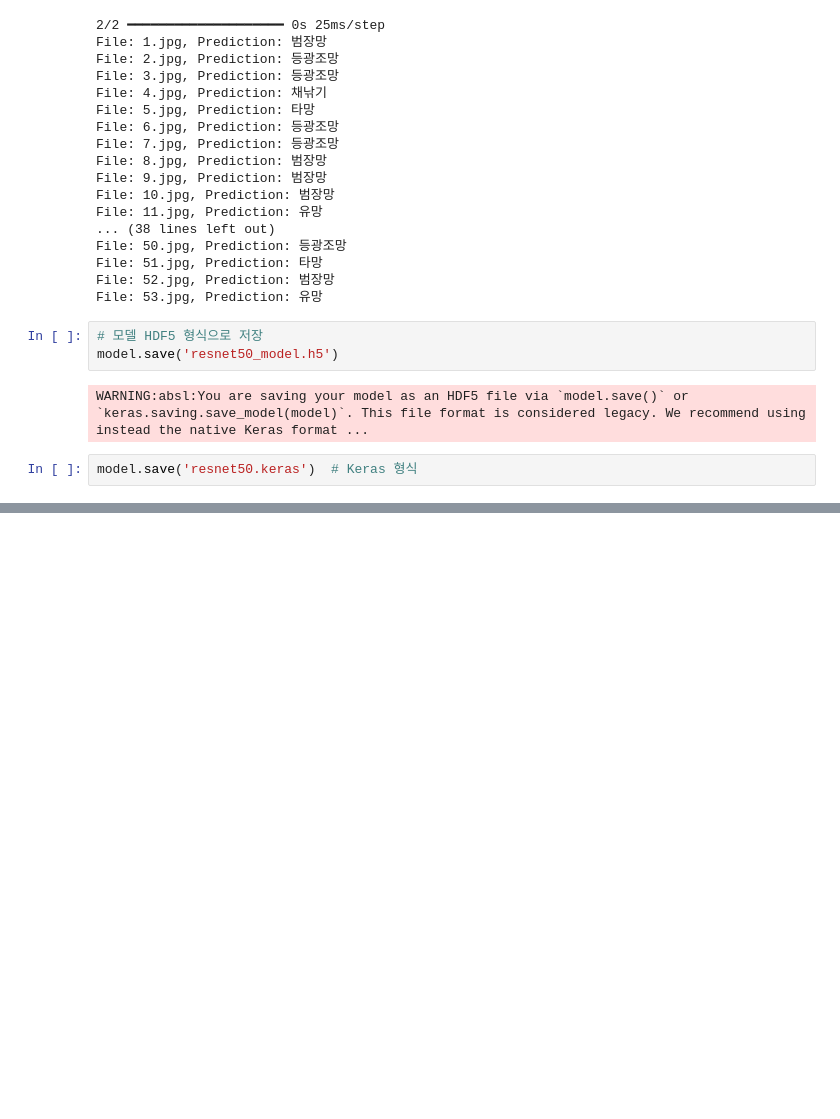
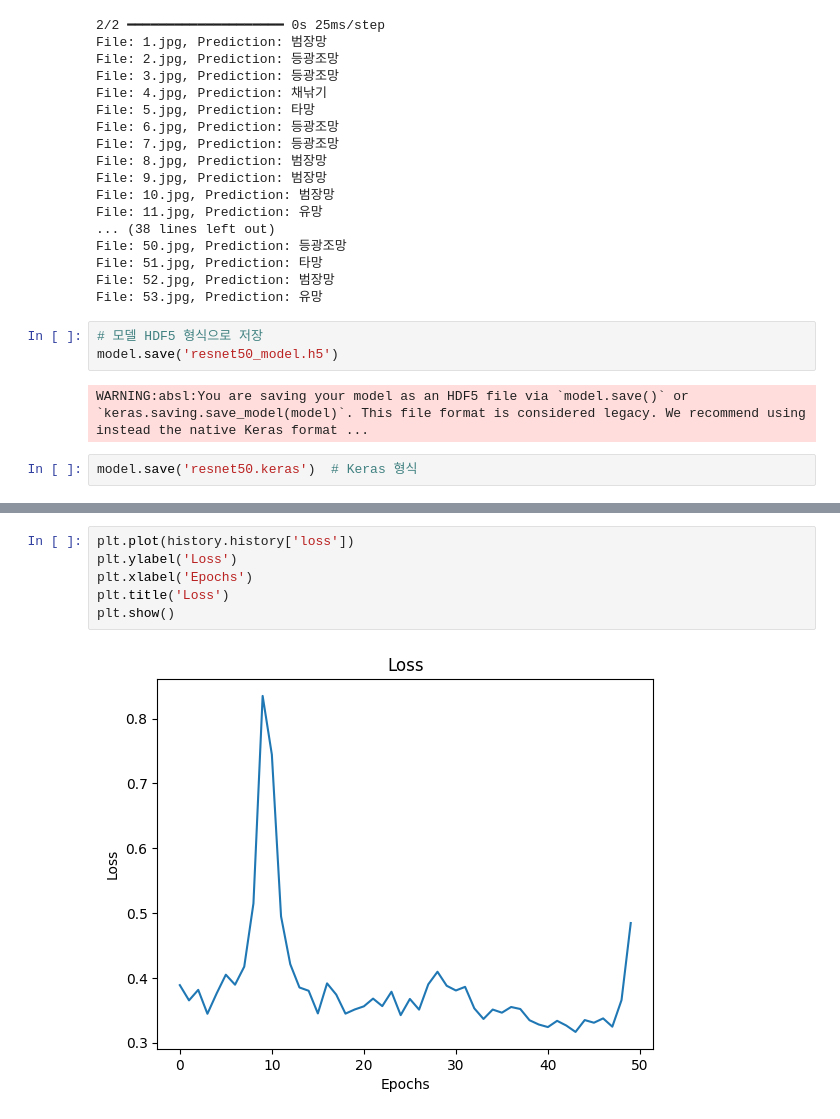
Before and after one commit to KingMinChan/FIshing_vessel, a Jupyter notebook: resnet50.ipynb, the cells around one changed output, grey strips where cells are left out. Drawn from its saved outputs; the diff is of its cells as text; blank space fills up the shorter version.

```diff
--- a/resnet50.ipynb
+++ b/resnet50.ipynb
@@ -230,0 +240,8 @@ model.save('resnet50.keras')  # Keras 형식
+# %%
+plt.plot(history.history['loss'])
+plt.ylabel('Loss')
+plt.xlabel('Epochs')
+plt.title('Loss')
+plt.show()
+# %% [output]
+[figure, added]
```
Also changed, not shown: parts of 1 cell of this notebook.
